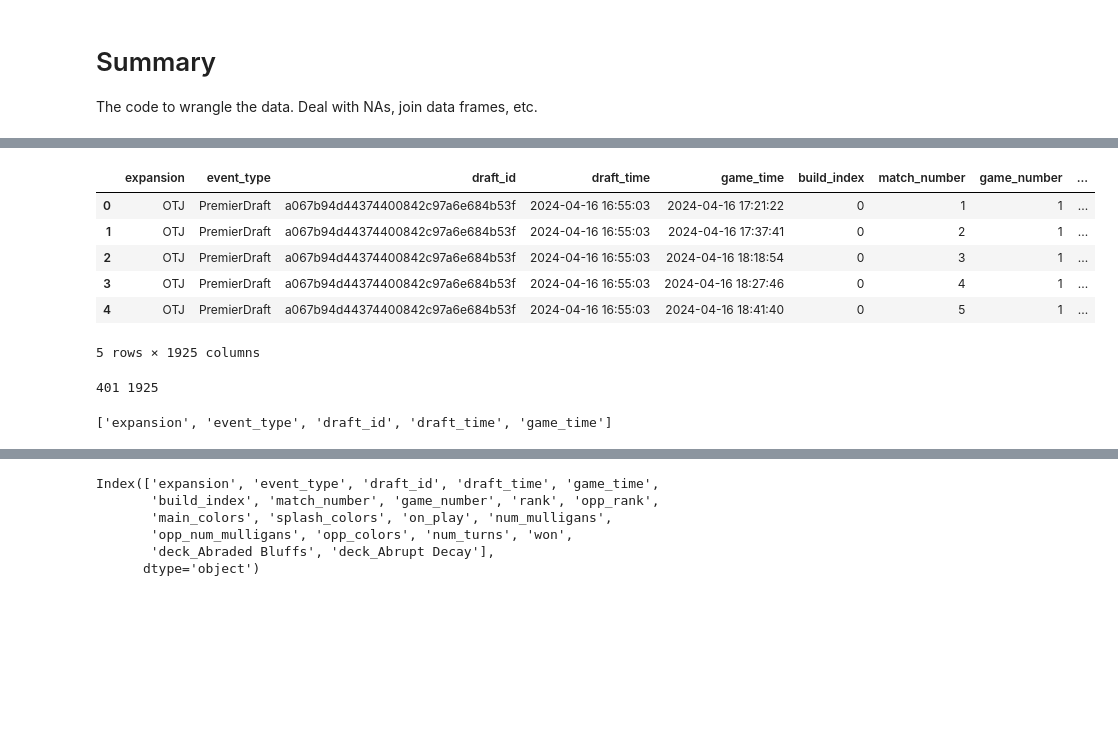
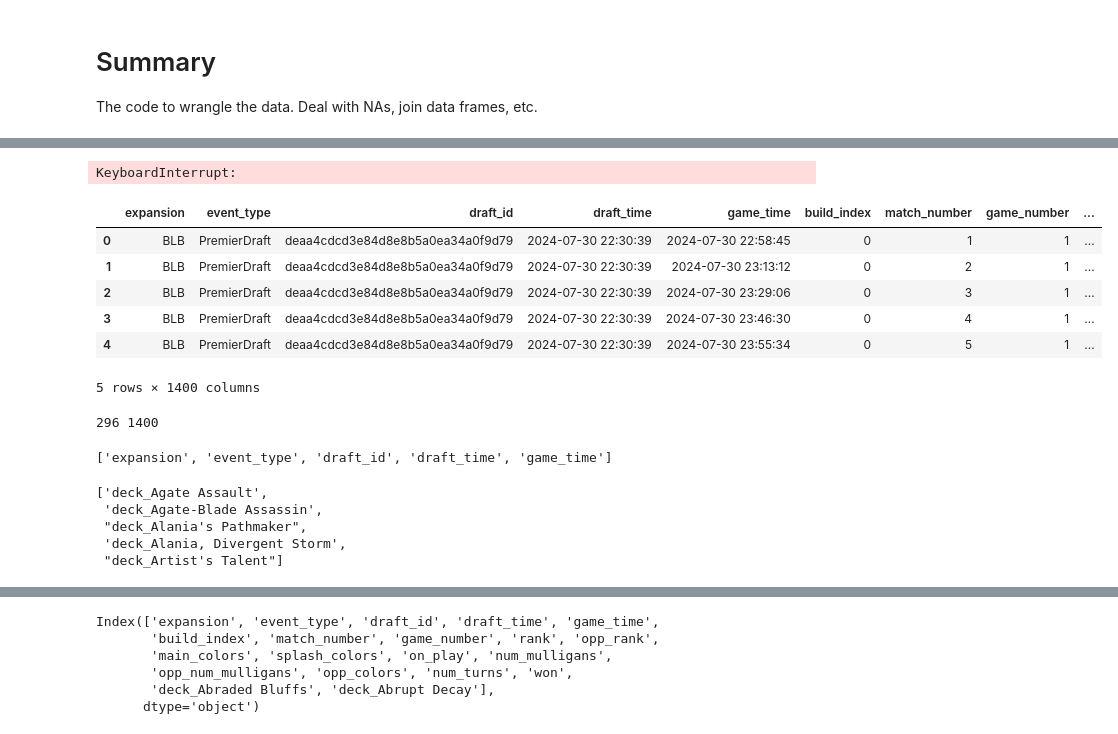
Before and after one commit to meehljd/mtg-modeling, a Jupyter notebook: notebooks/02-draft-data/02-20-draft-data-wrangle.ipynb, the cells around one changed output, grey strips where cells are left out. Cells and saved outputs as stored; diff of their text form; code cells hidden in the pictures; blank space fills up the shorter version.

Commit message:
wrangle: WIP draft

```diff
--- a/notebooks/02-draft-data/02-20-draft-data-wrangle.ipynb
+++ b/notebooks/02-draft-data/02-20-draft-data-wrangle.ipynb
@@ -15,0 +21,12 @@ feather_filename = Path(f'{filebase}.feather')
+# %%
+paths = {
+    "raw": Path("data/raw/17lands/game_data/PremierDraft"),
+    "interim": Path("data/interim/17lands/game_data/premier_draft"),
+    "processed": Path("data/processed/17lands/game_data/premier_draft"),
+}
+# %%
+csv_file = paths["raw"] / "game_data_public.BLB.PremierDraft.csv"
+parquet_file = paths["interim"] / "game_data_public.BLB.PremierDraft.parquet"
+
+os.makedirs(paths["interim"], exist_ok=True)
+os.makedirs(paths["processed"], exist_ok=True)
@@ -16,16 +36,53 @@ feather_filename = Path(f'{filebase}.feather')
+# %%
+
+df_lazy = pl.scan_parquet(parquet_file)   # 680,000 rows; 1,400 columns
+cols = df_lazy.collect_schema().names()
+
+status_prefixes = ['tutored_', 'deck_', 'opening_', 'drawn_', 'sideboard_']
+card_cols = [col for col in cols if any([col.startswith(s) for s in status_prefixes])]
+index_cols = [col for col in cols if col not in card_cols]
+index_cols
+
+results = []
+chunk_size = 10000
+num_rows = df_lazy.select(pl.count()).collect().item()
+
+
+for i in tqdm(range(0, num_rows+1, chunk_size)):
+    df_chunk = df_lazy.slice(i, chunk_size).unpivot(
+        on=card_cols,
+        index=index_cols,
+        variable_name='card',
+        value_name='count',
+    ).with_columns(
+        pl.col("card").str.extract(r"(.*)_.*").alias("status"),
+        pl.col("card").str.extract(r".*_(.*)").alias("name")
+    ).drop("card").collect().pivot(
+        on="status",
+        values="count",
+    )
+
+    results.append(df_chunk)
+
+df_final = pl.concat(results)
+
+print(df_final.shape)
+# %% [output]
+KeyboardInterrupt:
 # %%
 # Read the first 5 lines of the CSV file
-df = pd.read_csv(csv_filename, nrows=100)
-df.to_csv(Path(f'{filebase}_100.csv')) # For size estimating...
+df = pd.read_csv(csv_file, nrows=100)
+parquet_file_100 = paths["interim"] / "game_data_public.BLB.PremierDraft_100.parquet"
+df.to_parquet(parquet_file_100)
 df.head()
 # %% [output]
 |  | expansion | event_type | draft_id | draft_time | game_time | build_index | match_number | game_number | ... |
-| 0 | OTJ | PremierDraft | a067b94d44374400842c97a6e684b53f | 2024-04-16 16:55:03 | 2024-04-16 17:21:22 | 0 | 1 | 1 | ... |
-| 1 | OTJ | PremierDraft | a067b94d44374400842c97a6e684b53f | 2024-04-16 16:55:03 | 2024-04-16 17:37:41 | 0 | 2 | 1 | ... |
-| 2 | OTJ | PremierDraft | a067b94d44374400842c97a6e684b53f | 2024-04-16 16:55:03 | 2024-04-16 18:18:54 | 0 | 3 | 1 | ... |
-| 3 | OTJ | PremierDraft | a067b94d44374400842c97a6e684b53f | 2024-04-16 16:55:03 | 2024-04-16 18:27:46 | 0 | 4 | 1 | ... |
-| 4 | OTJ | PremierDraft | a067b94d44374400842c97a6e684b53f | 2024-04-16 16:55:03 | 2024-04-16 18:41:40 | 0 | 5 | 1 | ... |
+| 0 | BLB | PremierDraft | deaa4cdcd3e84d8e8b5a0ea34a0f9d79 | 2024-07-30 22:30:39 | 2024-07-30 22:58:45 | 0 | 1 | 1 | ... |
+| 1 | BLB | PremierDraft | deaa4cdcd3e84d8e8b5a0ea34a0f9d79 | 2024-07-30 22:30:39 | 2024-07-30 23:13:12 | 0 | 2 | 1 | ... |
+| 2 | BLB | PremierDraft | deaa4cdcd3e84d8e8b5a0ea34a0f9d79 | 2024-07-30 22:30:39 | 2024-07-30 23:29:06 | 0 | 3 | 1 | ... |
+| 3 | BLB | PremierDraft | deaa4cdcd3e84d8e8b5a0ea34a0f9d79 | 2024-07-30 22:30:39 | 2024-07-30 23:46:30 | 0 | 4 | 1 | ... |
+| 4 | BLB | PremierDraft | deaa4cdcd3e84d8e8b5a0ea34a0f9d79 | 2024-07-30 22:30:39 | 2024-07-30 23:55:34 | 0 | 5 | 1 | ... |
-5 rows × 1925 columns
+5 rows × 1400 columns
 # %%
 cols = df.columns.to_list()
 open_cols = cols[:cols.index('won')+1] + cols[-2:]
@@ -34,8 +91,16 @@ open_cols = open_cols + deck_cols
 print(len(open_cols), len(cols))
 open_cols[:5]
 # %% [output]
-401 1925
+296 1400
 ['expansion', 'event_type', 'draft_id', 'draft_time', 'game_time']
+# %%
+deck_cols[:5]
+# %% [output]
+['deck_Agate Assault',
+ 'deck_Agate-Blade Assassin',
+ "deck_Alania's Pathmaker",
+ 'deck_Alania, Divergent Storm',
+ "deck_Artist's Talent"]
 # %%
 read_csv = False
 
```
Also changed, not shown: parts of 5 cells of this notebook.
